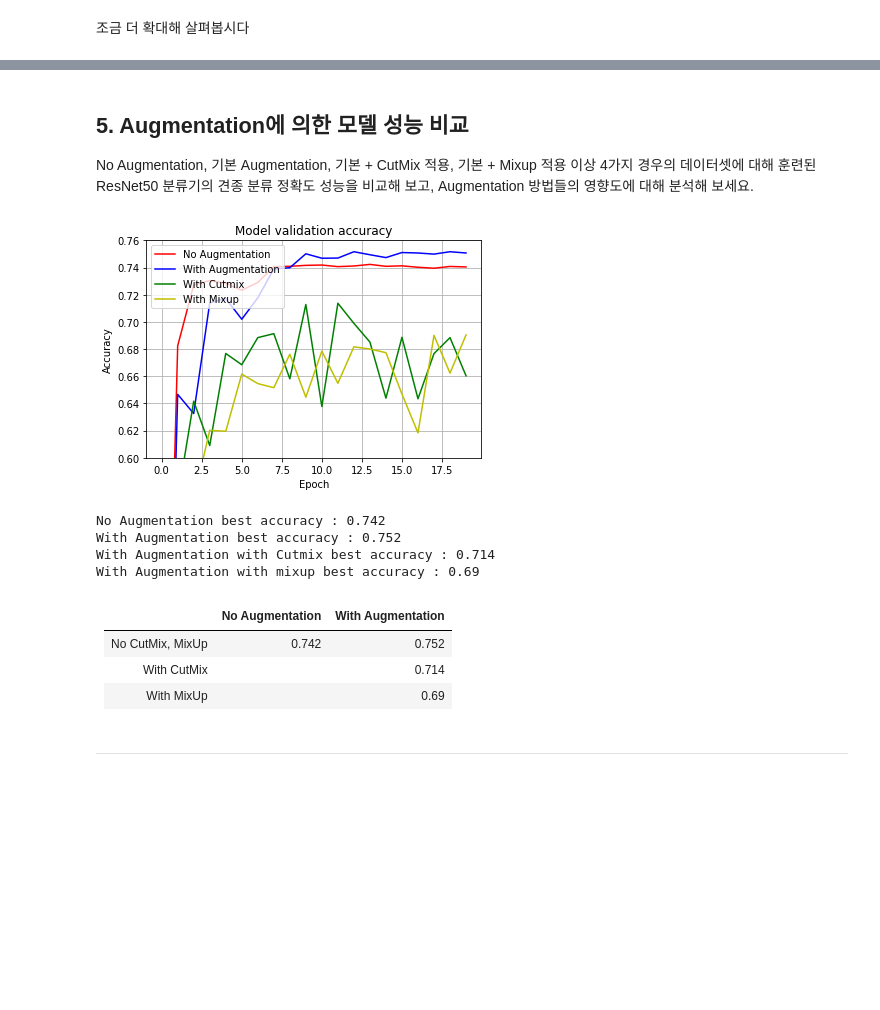
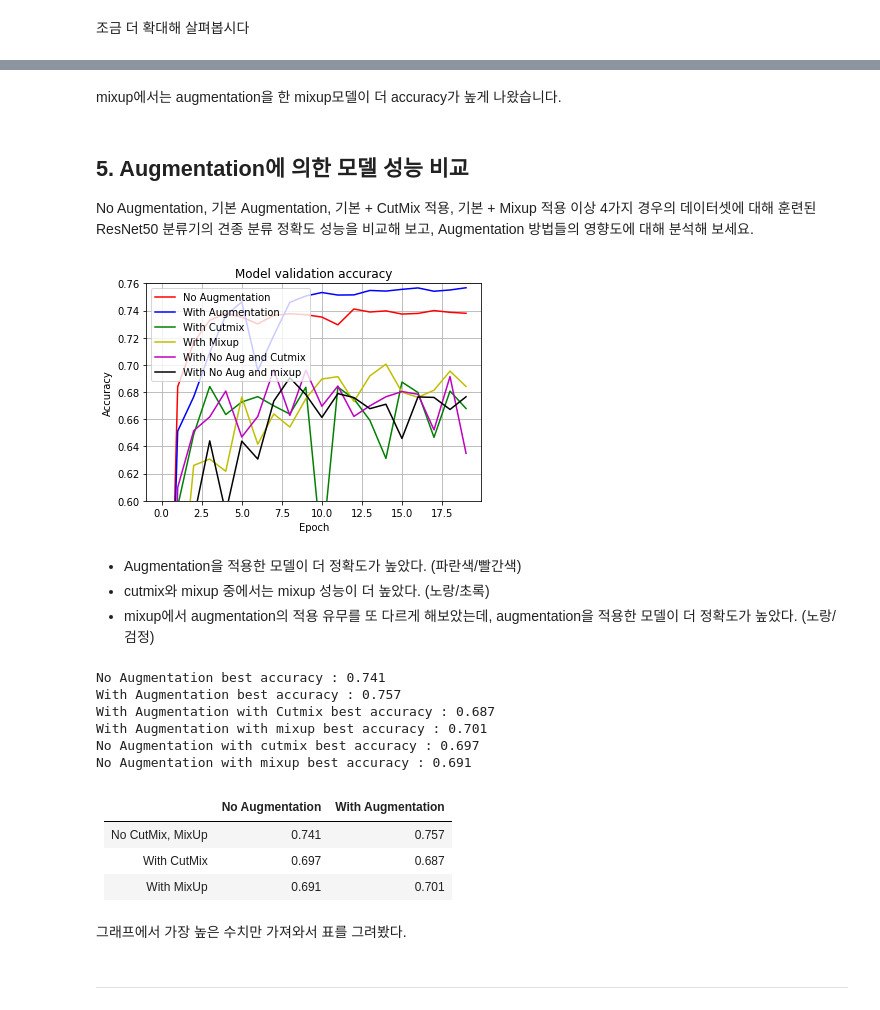
Before and after one commit to itchyfeet-patient/Going_Deeper, a Jupyter notebook: Cutmix_Mixup_Comparative_Experiment/[GD_2]Data_Augmentation.ipynb, the cells around one changed output, grey strips where cells are left out. Saved outputs shown, nothing was run; the diff lists cells and outputs as text; code cells hidden in the pictures; blank space fills up the shorter version.

```diff
--- a/Cutmix_Mixup_Comparative_Experiment/[GD_2]Data_Augmentation.ipynb
+++ b/Cutmix_Mixup_Comparative_Experiment/[GD_2]Data_Augmentation.ipynb
@@ -335,6 +377,8 @@ ds_train_aug = apply_normalize_on_dataset(ds_train, with_aug=True)
 ds_train_aug_cutmix = apply_normalize_on_dataset(ds_train, with_aug=True, with_cutmix=True)
 ds_train_aug_mixup = apply_normalize_on_dataset(ds_train, with_aug=True, with_mixup=True)
 ds_test = apply_normalize_on_dataset(ds_test, is_test=True)
+ds_train_no_aug_cutmix = apply_normalize_on_dataset(ds_train, with_aug=False, with_cutmix=True)
+ds_train_no_aug_mixup = apply_normalize_on_dataset(ds_train, with_aug=False, with_mixup=True)
 print('=3')
 # %% [output]
 =3
@@ -494,0 +542,18 @@ Epoch 20/20
+# %%
+EPOCH = 20
+
+no_aug_cutmix_resnet50.compile(
+    loss='categorical_crossentropy',
+    optimizer=tf.keras.optimizers.SGD(lr=0.01),
+    metrics=['accuracy'],
+)
+
+history_resnet50_no_aug_cutmix = no_aug_cutmix_resnet50.fit(
+    ds_train_no_aug_cutmix, # no aug + cutmix
+    steps_per_epoch=int(ds_info.splits['train'].num_examples/16),
+    validation_steps=int(ds_info.splits['test'].num_examples/16),
+    epochs=EPOCH,
+    validation_data=ds_test,
+    verbose=1,
+    use_multiprocessing=True,
+)
@@ -494,0 +580,18 @@ Epoch 20/20
+# %%
+EPOCH = 20
+
+no_aug_mixup_resnet50.compile(
+    loss='categorical_crossentropy',
+    optimizer=tf.keras.optimizers.SGD(lr=0.01),
+    metrics=['accuracy'],
+)
+
+history_resnet50_no_aug_mixup = no_aug_mixup_resnet50.fit(
+    ds_train_no_aug_mixup, # no aug + mixup
+    steps_per_epoch=int(ds_info.splits['train'].num_examples/16),
+    validation_steps=int(ds_info.splits['test'].num_examples/16),
+    epochs=EPOCH,
+    validation_data=ds_test,
+    verbose=1,
+    use_multiprocessing=True,
+)
@@ -528,36 +719,50 @@ Augmentation을 준 모델이 accuracy가 더 높습니다~!
+# %% [markdown]
+mixup에서는 augmentation을 한 mixup모델이 더 accuracy가 높게 나왔습니다.
 # %% [markdown]
 ## **5. Augmentation에 의한 모델 성능 비교**
 No Augmentation, 기본 Augmentation, 기본 + CutMix 적용, 기본 + Mixup 적용 이상 4가지 경우의 데이터셋에 대해 훈련된 ResNet50 분류기의 견종 분류 정확도 성능을 비교해 보고, Augmentation 방법들의 영향도에 대해 분석해 보세요.
 # %%
 plt.plot(history_resnet50_no_aug.history['val_accuracy'], 'r')
 plt.plot(history_resnet50_aug.history['val_accuracy'], 'b')
 plt.plot(history_resnet50_aug_cutmix.history['val_accuracy'], 'g')
 plt.plot(history_resnet50_aug_mixup.history['val_accuracy'], 'y')
+plt.plot(history_resnet50_no_aug_cutmix.history['val_accuracy'], 'm')
+plt.plot(history_resnet50_no_aug_mixup.history['val_accuracy'], 'k')
 plt.title('Model validation accuracy')
 plt.ylabel('Accuracy')
 plt.xlabel('Epoch')
-plt.legend(['No Augmentation', 'With Augmentation','With Cutmix','With Mixup'], loc='upper left')
+plt.legend(['No Augmentation', 'With Augmentation','With Cutmix','With Mixup','With No Aug and Cutmix','With No Aug and mixup'], loc='upper left')
 plt.grid(True)
 plt.ylim(0.60, 0.76)
 plt.show()
 # %% [output]
-[figure, old version]
+[figure, new version]
+# %% [markdown]
+* Augmentation을 적용한 모델이 더 정확도가 높았다. (파란색/빨간색)
+* cutmix와 mixup 중에서는 mixup 성능이 더 높았다. (노랑/초록)
+* mixup에서 augmentation의 적용 유무를 또 다르게 해보았는데, augmentation을 적용한 모델이 더 정확도가 높았다. (노랑/검정)
 # %%
 print(f"No Augmentation best accuracy : {round(max(history_resnet50_no_aug.history['val_accuracy']), 3)}")
 print(f"With Augmentation best accuracy : {round(max(history_resnet50_aug.history['val_accuracy']), 3)}")
 print(f"With Augmentation with Cutmix best accuracy : {round(max(history_resnet50_aug_cutmix.history['val_accuracy']), 3)}")
 print(f"With Augmentation with mixup best accuracy : {round(max(history_resnet50_aug_mixup.history['val_accuracy']), 3)}")
+print(f"No Augmentation with cutmix best accuracy : {round(max(history_resnet50_no_aug_cutmix.history['val_accuracy']), 3)}")
+print(f"No Augmentation with mixup best accuracy : {round(max(history_resnet50_no_aug_mixup.history['val_accuracy']), 3)}")
 # %% [output]
-No Augmentation best accuracy : 0.742
-With Augmentation best accuracy : 0.752
-With Augmentation with Cutmix best accuracy : 0.714
-With Augmentation with mixup best accuracy : 0.69
+No Augmentation best accuracy : 0.741
+With Augmentation best accuracy : 0.757
+With Augmentation with Cutmix best accuracy : 0.687
+With Augmentation with mixup best accuracy : 0.701
+No Augmentation with cutmix best accuracy : 0.697
+No Augmentation with mixup best accuracy : 0.691
 # %% [markdown]
 |  | No Augmentation | With Augmentation |
 |:---:|:---:|:---:|
-| No CutMix, MixUp | 0.742 | 0.752 |
-| With CutMix |  | 0.714 |
-| With MixUp |  | 0.69 |
+| No CutMix, MixUp | 0.741 | 0.757 |
+| With CutMix | 0.697 | 0.687 |
+| With MixUp | 0.691 | 0.701 |
+# %% [markdown]
+그래프에서 가장 높은 수치만 가져와서 표를 그려봤다.
 # %% [markdown]
 ---
 # %% [markdown]
```
Also changed, not shown: parts of 32 cells of this notebook.
